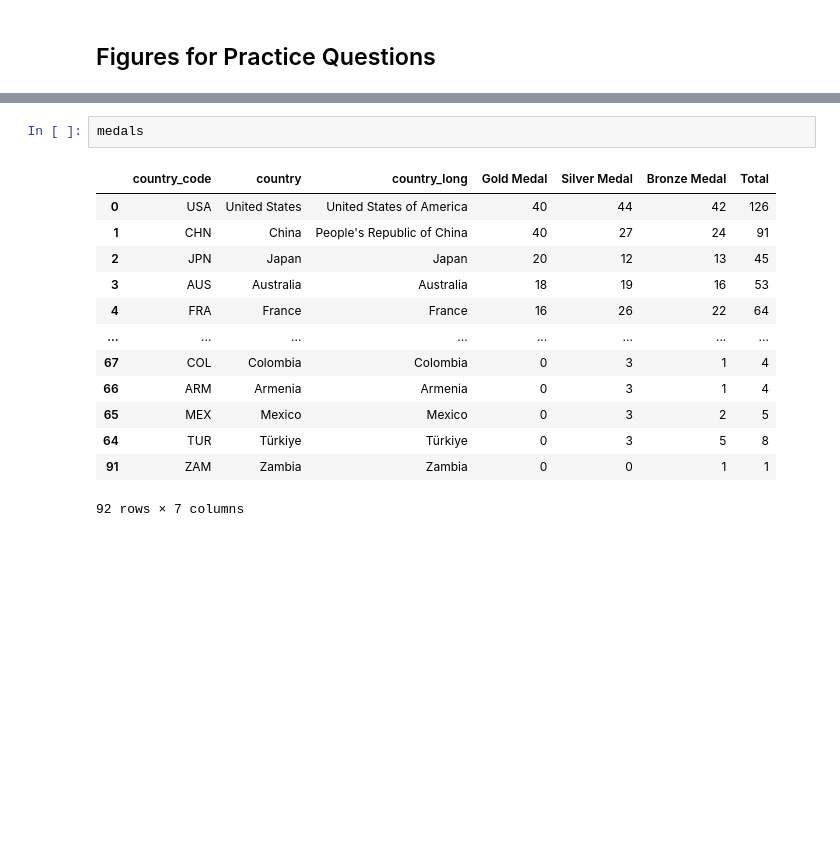
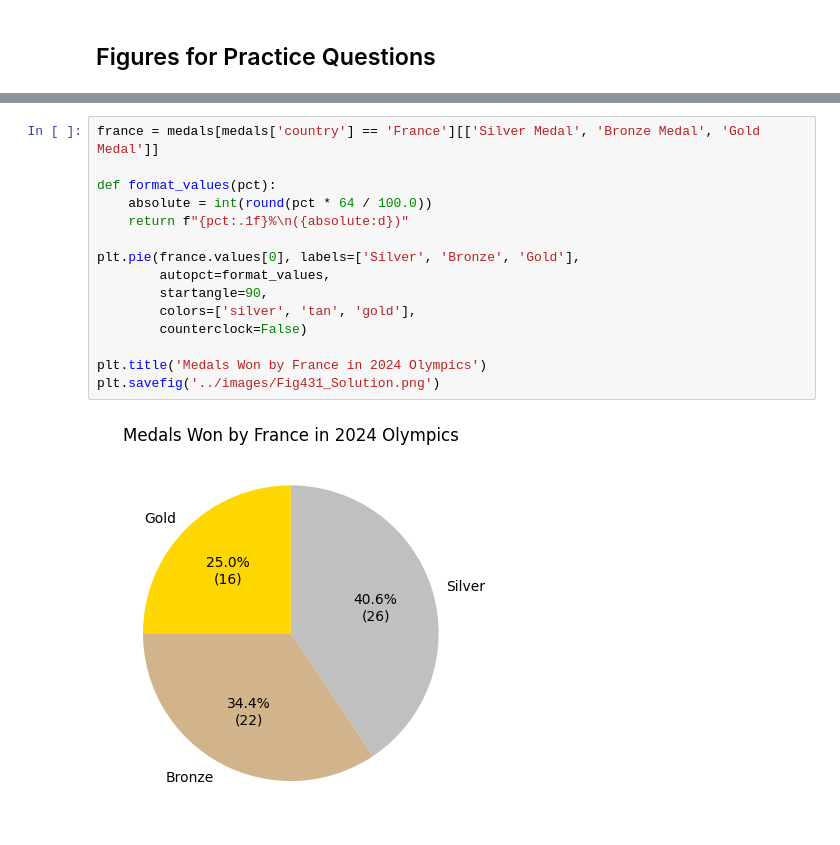
Before and after one commit to drolsonmi/math1040, a Jupyter notebook: Lesson04/code/L4-graphs.ipynb, the cells around one changed output, grey strips where cells are left out. Drawn from its saved outputs; the diff is of its cells as text; blank space fills up the shorter version.

Commit message:
Wrote 4.3 Pie Charts

```diff
--- a/Lesson04/code/L4-graphs.ipynb
+++ b/Lesson04/code/L4-graphs.ipynb
@@ -412,18 +412,19 @@ plt.savefig('../images/Fig4_Solution2.png')
 | 9 | GER | Germany | Germany | 12 | 13 | 8 | 33 |
 [figure]
 # %%
-medals
+france = medals[medals['country'] == 'France'][['Silver Medal', 'Bronze Medal', 'Gold Medal']]
+
+def format_values(pct):
+    absolute = int(round(pct * 64 / 100.0))
+    return f"{pct:.1f}%\n({absolute:d})"
+
+plt.pie(france.values[0], labels=['Silver', 'Bronze', 'Gold'],
+        autopct=format_values,
+        startangle=90,
+        colors=['silver', 'tan', 'gold'],
+        counterclock=False)
+
+plt.title('Medals Won by France in 2024 Olympics')
+plt.savefig('../images/Fig431_Solution.png')
 # %% [output]
-|  | country_code | country | country_long | Gold Medal | Silver Medal | Bronze Medal | Total |
-| 0 | USA | United States | United States of America | 40 | 44 | 42 | 126 |
-| 1 | CHN | China | People's Republic of China | 40 | 27 | 24 | 91 |
-| 2 | JPN | Japan | Japan | 20 | 12 | 13 | 45 |
-| 3 | AUS | Australia | Australia | 18 | 19 | 16 | 53 |
-| 4 | FRA | France | France | 16 | 26 | 22 | 64 |
-| ... | ... | ... | ... | ... | ... | ... | ... |
-| 67 | COL | Colombia | Colombia | 0 | 3 | 1 | 4 |
-| 66 | ARM | Armenia | Armenia | 0 | 3 | 1 | 4 |
-| 65 | MEX | Mexico | Mexico | 0 | 3 | 2 | 5 |
-| 64 | TUR | Türkiye | Türkiye | 0 | 3 | 5 | 8 |
-| 91 | ZAM | Zambia | Zambia | 0 | 0 | 1 | 1 |
-92 rows × 7 columns
+[figure, added]
```
Also changed, not shown: parts of 6 cells of this notebook, 12 other files.
